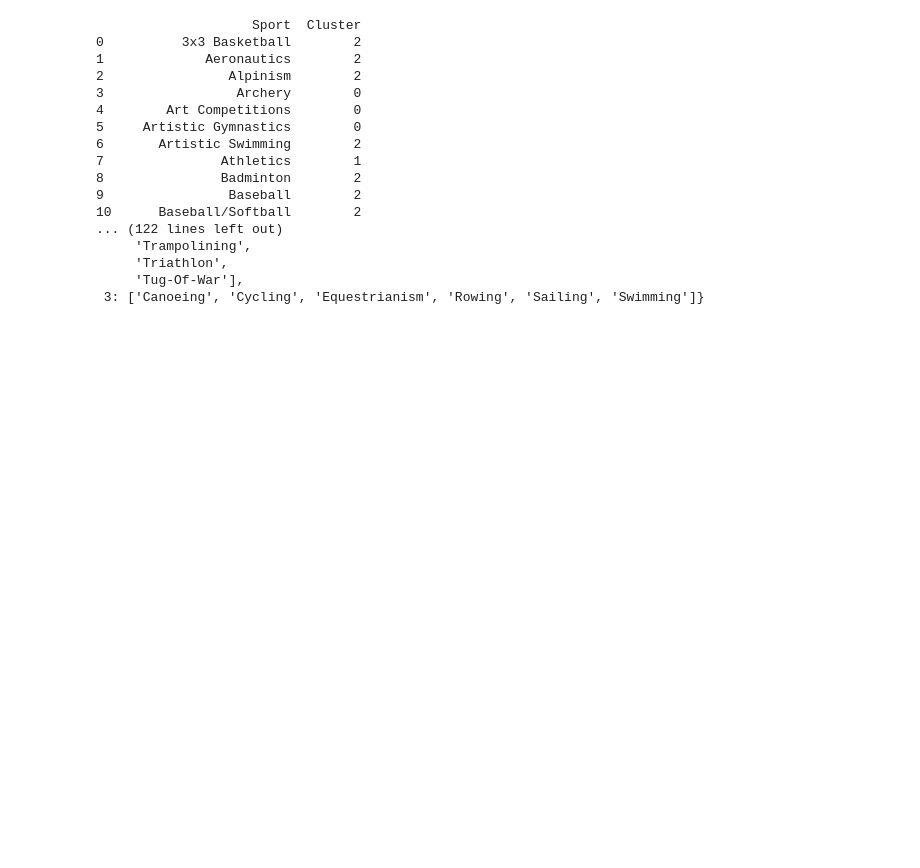
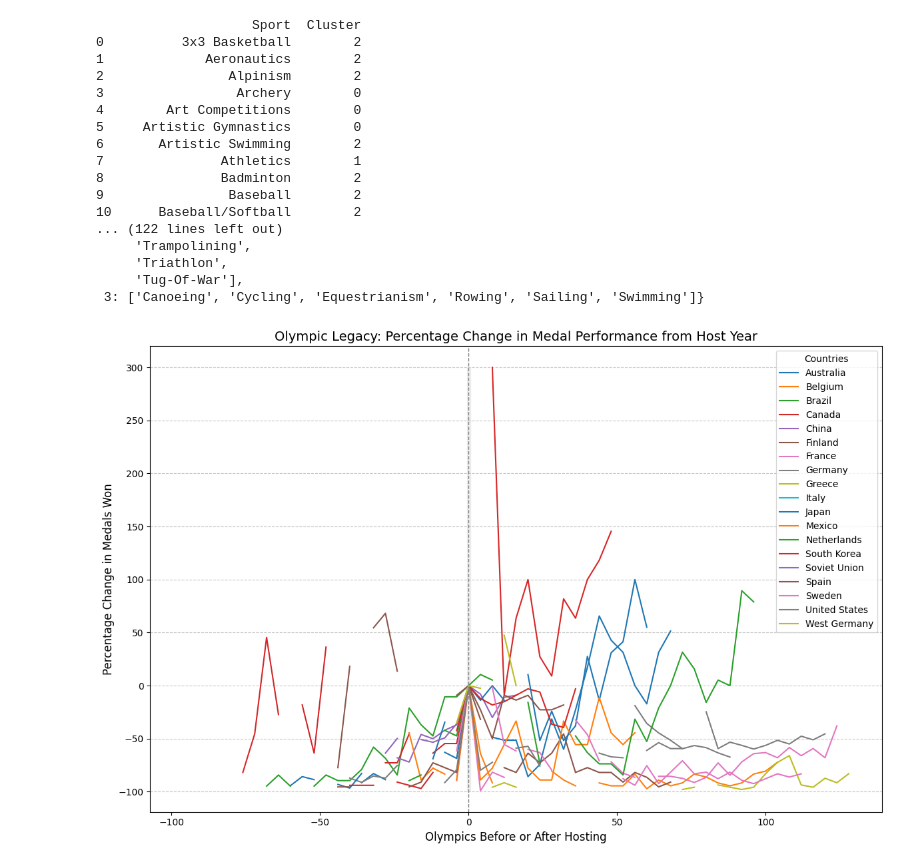
Before and after one commit to cynthiaWEpicCoder/MCM, a Jupyter notebook: hostcountry.ipynb, the cells around one changed output. Drawn from its saved outputs; the diff is of its cells as text; code cells hidden in the pictures; blank space fills up the shorter version.

```diff
--- a/hostcountry.ipynb
+++ b/hostcountry.ipynb
@@ -375,3 +375,78 @@ pprint.pprint(inverted_clusters)
      'Triathlon',
      'Tug-Of-War'],
  3: ['Canoeing', 'Cycling', 'Equestrianism', 'Rowing', 'Sailing', 'Swimming']}
+# %%
+import pandas as pd
+import matplotlib.pyplot as plt
+
+# Load the datasets
+medals_data = pd.read_csv('summerOly_medal_counts.csv')  # Medal counts per NOC and Year
+hosts_data = pd.read_csv('summerOly_hosts.csv')  # Host countries per year
+
+# Clean and prepare the hosts data
+hosts_data['Host_Country'] = hosts_data['Host'].str.split(',').str[-1].str.strip()  # Extract the country name
+host_years = hosts_data['Year'].unique()
+
+# Merge medal data with host data
+medals_data['Is_Host'] = medals_data.apply(
+    lambda row: 1 if row['Year'] in host_years and row['NOC'] == hosts_data.loc[hosts_data['Year'] == row['Year'], 'Host_Country'].values[0] else 0,
+    axis=1
+)
+
+# Calculate relative performance compared to host year
+medals_data['Olympics_From_Host'] = medals_data.apply(
+    lambda row: row['Year'] - hosts_data.loc[hosts_data['Host_Country'] == row['NOC'], 'Year'].values[0]
+    if row['NOC'] in hosts_data['Host_Country'].values else None,
+    axis=1
+)
+
+# Remove Canada data
+medals_data = medals_data[medals_data['NOC'] != 'CAN']
+
+# Aggregate total medals
+medals_data['Total_Medals'] = medals_data['Gold'] + medals_data['Silver'] + medals_data['Bronze']
+
+# Filter for host countries
+host_country_data = medals_data[medals_data['Olympics_From_Host'].notnull()]
+
+# Calculate average medals won per Olympic cycle (before and after hosting)
+performance_data = host_country_data.groupby(['NOC', 'Olympics_From_Host'])['Total_Medals'].mean().reset_index()
+
+# Remove Canada from performance_data (if somehow included)
+performance_data = performance_data[performance_data['NOC'] != 'CAN']
+
+# Calculate percentage change from host year (Olympics_From_Host = 0)
+host_year_medals = performance_data[performance_data['Olympics_From_Host'] == 0].set_index('NOC')['Total_Medals']
+performance_data['Percentage_Change'] = performance_data.apply(
+    lambda row: ((row['Total_Medals'] - host_year_medals[row['NOC']]) / host_year_medals[row['NOC']]) * 100
+    if row['NOC'] in host_year_medals else None,
+    axis=1
+)
+
+# Pivot the data for plotting
+pivot_data = performance_data.pivot(index='Olympics_From_Host', columns='NOC', values='Percentage_Change')
+
+# Remove Canada from pivot_data (if somehow included)
+pivot_data = pivot_data.loc[:, pivot_data.columns != 'CAN']
+
+# Plot the graph
+plt.figure(figsize=(12, 8))
+for country in pivot_data.columns:
+    plt.plot(pivot_data.index, pivot_data[country], label=country)
+
+# Highlight the hosting year (x=0)
+plt.axvline(0, color='gray', linestyle='--', linewidth=1)
+plt.fill_betweenx(y=[pivot_data.min().min(), pivot_data.max().max()], x1=-0.5, x2=0.5, color='gray', alpha=0.1)
+
+# Add labels and legend
+plt.title('Olympic Legacy: Percentage Change in Medal Performance from Host Year', fontsize=14)
+plt.xlabel('Olympics Before or After Hosting', fontsize=12)
+plt.ylabel('Percentage Change in Medals Won', fontsize=12)
+plt.legend(title='Countries', loc='upper right', fontsize=10)
+plt.grid(axis='y', linestyle='--', alpha=0.7)
+plt.tight_layout()
+
+# Show the plot
+plt.show()
+# %% [output]
+[figure, added]
```
